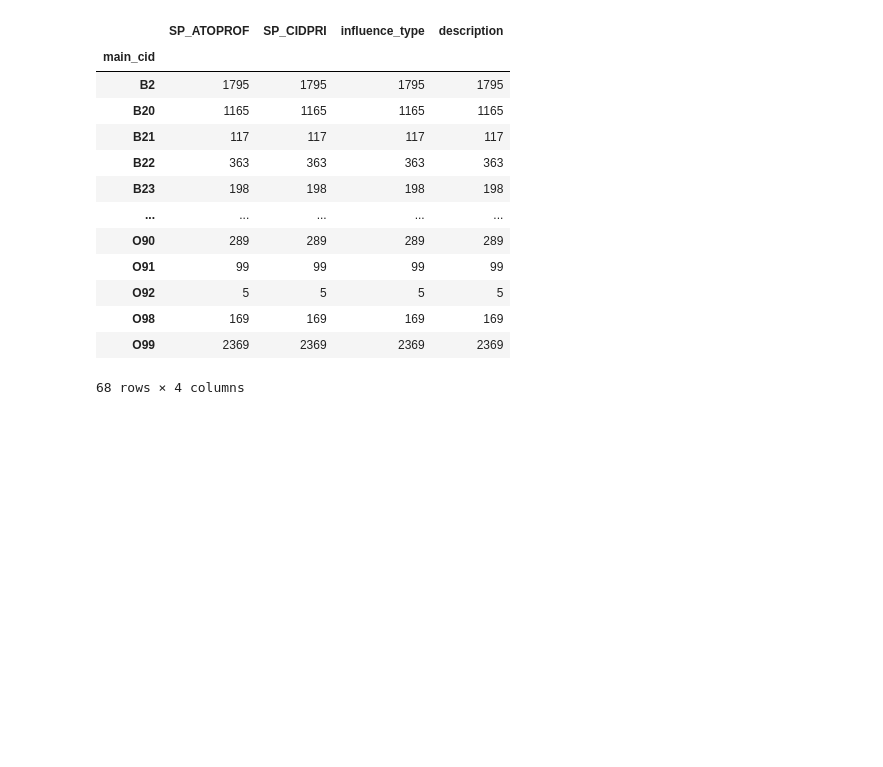
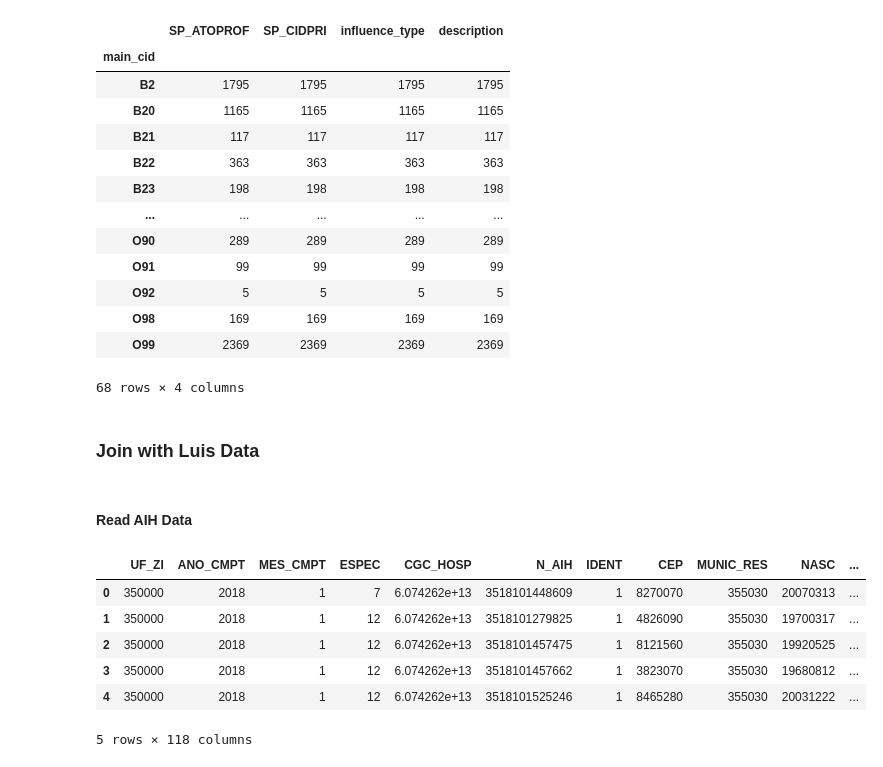
Before and after one commit to ivan-alvarenga/near_miss_ufrj, a Jupyter notebook: data_prep/cid_data_prep.ipynb, the cells around one changed output. Drawn from its saved outputs; the diff is of its cells as text; code cells hidden in the pictures; blank space fills up the shorter version.

```diff
--- a/data_prep/cid_data_prep.ipynb
+++ b/data_prep/cid_data_prep.ipynb
@@ -105,3 +107,18 @@ clean_df.groupby('main_cid').count()
 | O98 | 169 | 169 | 169 | 169 |
 | O99 | 2369 | 2369 | 2369 | 2369 |
 68 rows × 4 columns
+# %% [markdown]
+### Join with Luis Data
+# %% [markdown]
+#### Read AIH Data
+# %%
+aih_df = pd.read_csv('../../AIH/sih_sus_m_10_49.csv', sep='|')
+aih_df.head()
+# %% [output]
+|  | UF_ZI | ANO_CMPT | MES_CMPT | ESPEC | CGC_HOSP | N_AIH | IDENT | CEP | MUNIC_RES | NASC | ... |
+| 0 | 350000 | 2018 | 1 | 7 | 6.074262e+13 | 3518101448609 | 1 | 8270070 | 355030 | 20070313 | ... |
+| 1 | 350000 | 2018 | 1 | 12 | 6.074262e+13 | 3518101279825 | 1 | 4826090 | 355030 | 19700317 | ... |
+| 2 | 350000 | 2018 | 1 | 12 | 6.074262e+13 | 3518101457475 | 1 | 8121560 | 355030 | 19920525 | ... |
+| 3 | 350000 | 2018 | 1 | 12 | 6.074262e+13 | 3518101457662 | 1 | 3823070 | 355030 | 19680812 | ... |
+| 4 | 350000 | 2018 | 1 | 12 | 6.074262e+13 | 3518101525246 | 1 | 8465280 | 355030 | 20031222 | ... |
+5 rows × 118 columns
```
Also changed, not shown: parts of 10 cells of this notebook, 2 other files.
